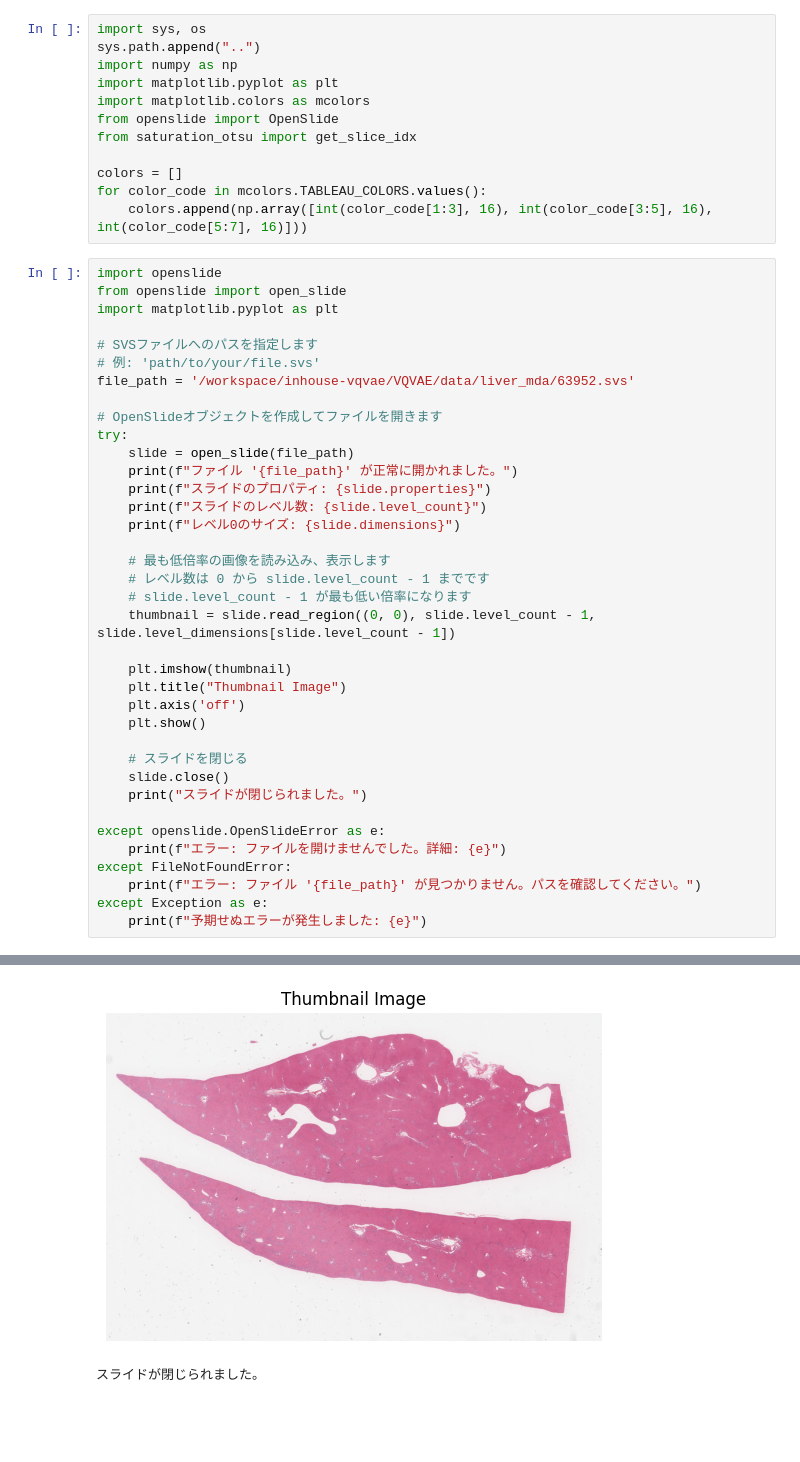
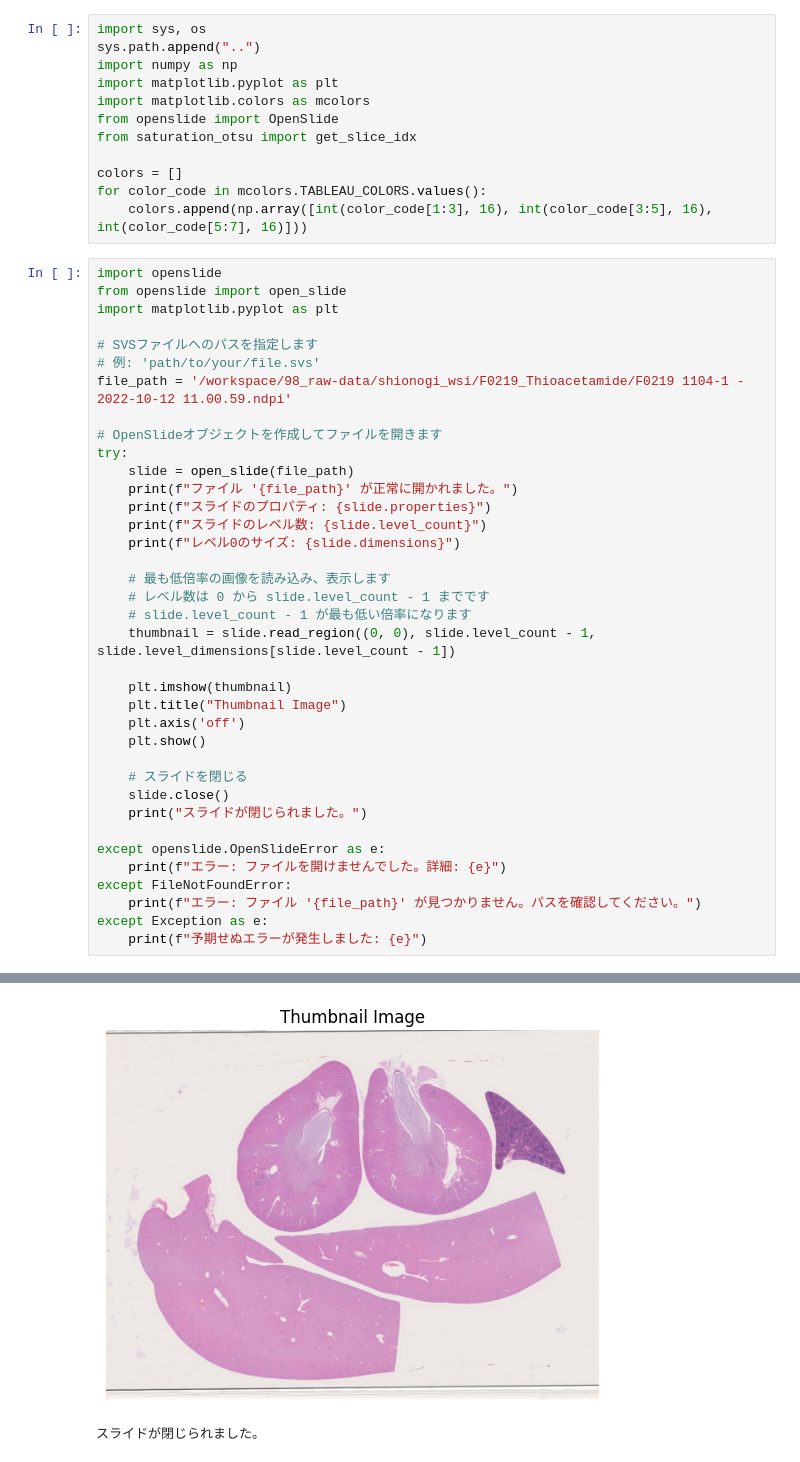
Before and after one commit to Honzawa-Ryu/wsi_preprocess, a Jupyter notebook: exam.ipynb, the cells around one changed output, grey strips where cells are left out. Saved outputs shown, nothing was run; the diff lists cells and outputs as text; blank space fills up the shorter version.

```diff
--- a/exam.ipynb
+++ b/exam.ipynb
@@ -17,7 +17,7 @@ import matplotlib.pyplot as plt
 
 # SVSファイルへのパスを指定します
 # 例: 'path/to/your/file.svs'
-file_path = '/workspace/inhouse-vqvae/VQVAE/data/liver_mda/63952.svs'
+file_path = '/workspace/98_raw-data/shionogi_wsi/F0219_Thioacetamide/F0219 1104-1 - 2022-10-12 11.00.59.ndpi'
 
 # OpenSlideオブジェクトを作成してファイルを開きます
 try:
@@ -55,2 +55,2 @@ except Exception as e:
-[figure, old version]
+[figure, new version]
 スライドが閉じられました。
```
Also changed, not shown: parts of 1 cell of this notebook, 10 other files.
